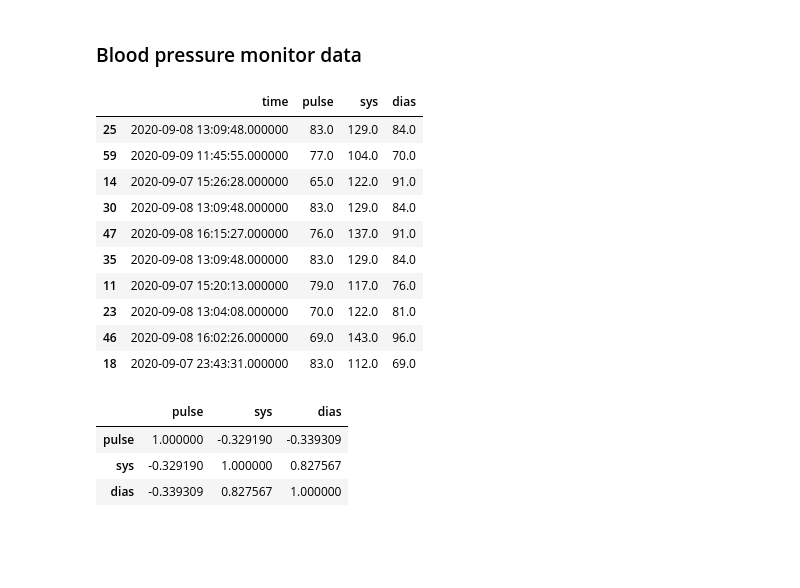
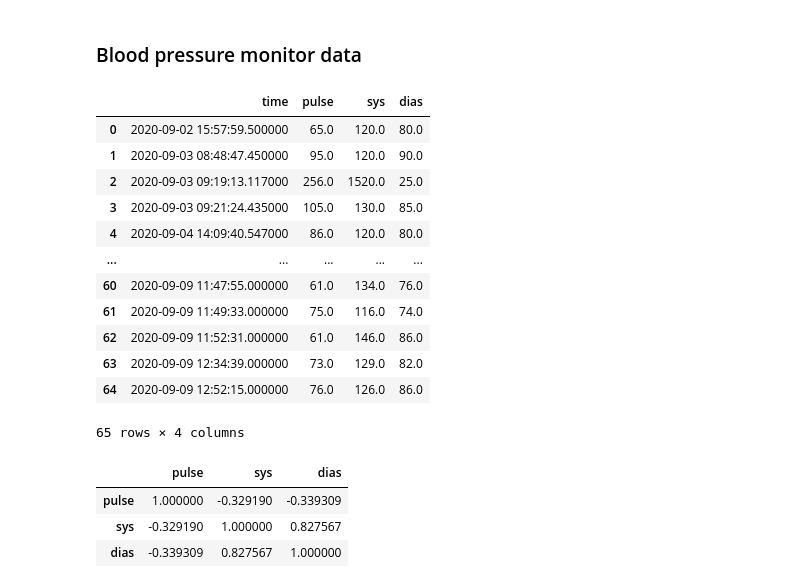
Before and after one commit to matr01/jupyter-hello, a Jupyter notebook: hello-pandas.ipynb, the cells around one changed output. Saved outputs shown, nothing was run; the diff lists cells and outputs as text; code cells hidden in the pictures; blank space fills up the shorter version.

```diff
--- a/hello-pandas.ipynb
+++ b/hello-pandas.ipynb
@@ -78,18 +78,20 @@ mesta.corr()
 ### Blood pressure monitor data
 # %%
 samples = pd.read_csv("data/sensor_data_pressure.csv")
-samples.sample(10)
+samples
 # %% [output]
 |  | time | pulse | sys | dias |
-| 25 | 2020-09-08 13:09:48.000000 | 83.0 | 129.0 | 84.0 |
-| 59 | 2020-09-09 11:45:55.000000 | 77.0 | 104.0 | 70.0 |
-| 14 | 2020-09-07 15:26:28.000000 | 65.0 | 122.0 | 91.0 |
-| 30 | 2020-09-08 13:09:48.000000 | 83.0 | 129.0 | 84.0 |
-| 47 | 2020-09-08 16:15:27.000000 | 76.0 | 137.0 | 91.0 |
-| 35 | 2020-09-08 13:09:48.000000 | 83.0 | 129.0 | 84.0 |
-| 11 | 2020-09-07 15:20:13.000000 | 79.0 | 117.0 | 76.0 |
-| 23 | 2020-09-08 13:04:08.000000 | 70.0 | 122.0 | 81.0 |
-| 46 | 2020-09-08 16:02:26.000000 | 69.0 | 143.0 | 96.0 |
-| 18 | 2020-09-07 23:43:31.000000 | 83.0 | 112.0 | 69.0 |
+| 0 | 2020-09-02 15:57:59.500000 | 65.0 | 120.0 | 80.0 |
+| 1 | 2020-09-03 08:48:47.450000 | 95.0 | 120.0 | 90.0 |
+| 2 | 2020-09-03 09:19:13.117000 | 256.0 | 1520.0 | 25.0 |
+| 3 | 2020-09-03 09:21:24.435000 | 105.0 | 130.0 | 85.0 |
+| 4 | 2020-09-04 14:09:40.547000 | 86.0 | 120.0 | 80.0 |
+| ... | ... | ... | ... | ... |
+| 60 | 2020-09-09 11:47:55.000000 | 61.0 | 134.0 | 76.0 |
+| 61 | 2020-09-09 11:49:33.000000 | 75.0 | 116.0 | 74.0 |
+| 62 | 2020-09-09 11:52:31.000000 | 61.0 | 146.0 | 86.0 |
+| 63 | 2020-09-09 12:34:39.000000 | 73.0 | 129.0 | 82.0 |
+| 64 | 2020-09-09 12:52:15.000000 | 76.0 | 126.0 | 86.0 |
+65 rows × 4 columns
 # %%
 # filter out outliers
```
Also changed, not shown: parts of 4 cells of this notebook.
